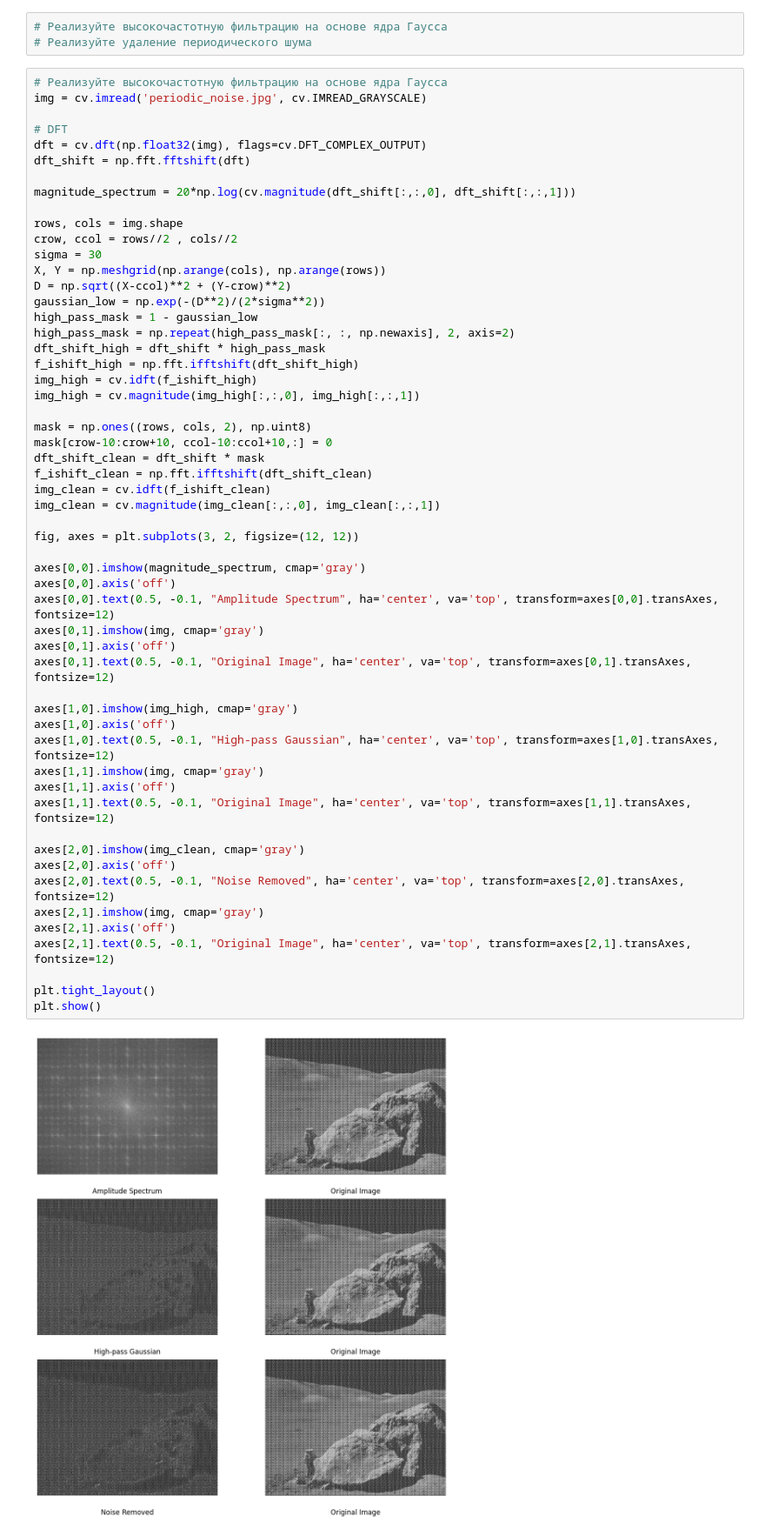
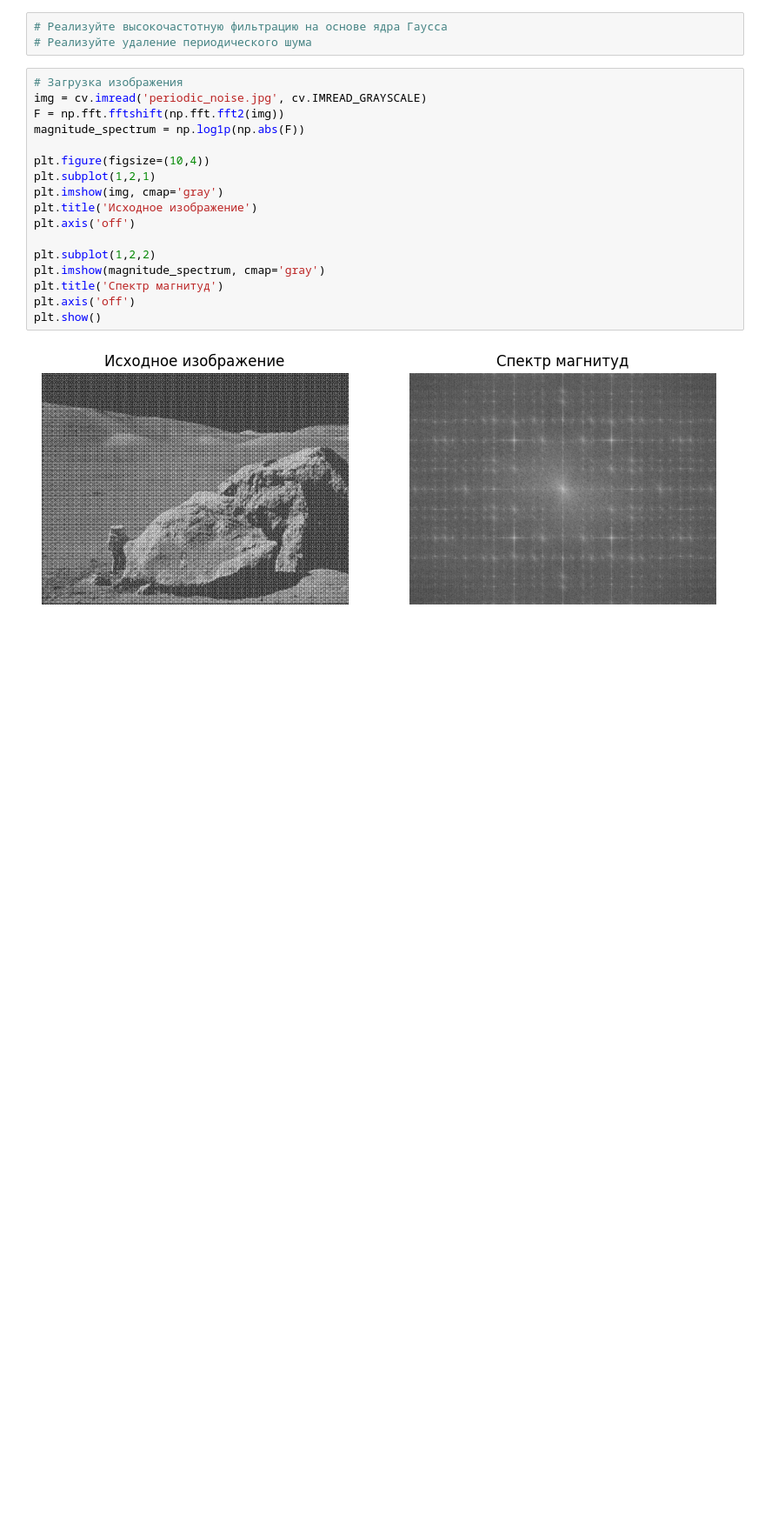
Before and after one commit to MaRiVaNa129/ImageProcessing_labs, a Jupyter notebook: lab_5/Practice_5_fft.ipynb, the cells around one changed output. Shown at 87% size. Cells and saved outputs as stored; diff of their text form; blank space fills up the shorter version.

```diff
--- a/lab_5/Practice_5_fft.ipynb
+++ b/lab_5/Practice_5_fft.ipynb
@@ -54,60 +54,22 @@ plt.show()
 # Реализуйте высокочастотную фильтрацию на основе ядра Гаусса
 # Реализуйте удаление периодического шума
 # %%
-# Реализуйте высокочастотную фильтрацию на основе ядра Гаусса
+# Загрузка изображения
 img = cv.imread('periodic_noise.jpg', cv.IMREAD_GRAYSCALE)
+F = np.fft.fftshift(np.fft.fft2(img))
+magnitude_spectrum = np.log1p(np.abs(F))
 
-# DFT
-dft = cv.dft(np.float32(img), flags=cv.DFT_COMPLEX_OUTPUT)
-dft_shift = np.fft.fftshift(dft)
+plt.figure(figsize=(10,4))
+plt.subplot(1,2,1)
+plt.imshow(img, cmap='gray')
+plt.title('Исходное изображение')
+plt.axis('off')
 
-magnitude_spectrum = 20*np.log(cv.magnitude(dft_shift[:,:,0], dft_shift[:,:,1]))
-
-rows, cols = img.shape
-crow, ccol = rows//2 , cols//2
-sigma = 30
-X, Y = np.meshgrid(np.arange(cols), np.arange(rows))
-D = np.sqrt((X-ccol)**2 + (Y-crow)**2)
-gaussian_low = np.exp(-(D**2)/(2*sigma**2))
-high_pass_mask = 1 - gaussian_low
-high_pass_mask = np.repeat(high_pass_mask[:, :, np.newaxis], 2, axis=2)
-dft_shift_high = dft_shift * high_pass_mask
-f_ishift_high = np.fft.ifftshift(dft_shift_high)
-img_high = cv.idft(f_ishift_high)
-img_high = cv.magnitude(img_high[:,:,0], img_high[:,:,1])
-
-mask = np.ones((rows, cols, 2), np.uint8)
-mask[crow-10:crow+10, ccol-10:ccol+10,:] = 0
-dft_shift_clean = dft_shift * mask
-f_ishift_clean = np.fft.ifftshift(dft_shift_clean)
-img_clean = cv.idft(f_ishift_clean)
-img_clean = cv.magnitude(img_clean[:,:,0], img_clean[:,:,1])
-
-fig, axes = plt.subplots(3, 2, figsize=(12, 12))
-
-axes[0,0].imshow(magnitude_spectrum, cmap='gray')
-axes[0,0].axis('off')
-axes[0,0].text(0.5, -0.1, "Amplitude Spectrum", ha='center', va='top', transform=axes[0,0].transAxes, fontsize=12)
-axes[0,1].imshow(img, cmap='gray')
-axes[0,1].axis('off')
-axes[0,1].text(0.5, -0.1, "Original Image", ha='center', va='top', transform=axes[0,1].transAxes, fontsize=12)
-
-axes[1,0].imshow(img_high, cmap='gray')
-axes[1,0].axis('off')
-axes[1,0].text(0.5, -0.1, "High-pass Gaussian", ha='center', va='top', transform=axes[1,0].transAxes, fontsize=12)
-axes[1,1].imshow(img, cmap='gray')
-axes[1,1].axis('off')
-axes[1,1].text(0.5, -0.1, "Original Image", ha='center', va='top', transform=axes[1,1].transAxes, fontsize=12)
-
-axes[2,0].imshow(img_clean, cmap='gray')
-axes[2,0].axis('off')
-axes[2,0].text(0.5, -0.1, "Noise Removed", ha='center', va='top', transform=axes[2,0].transAxes, fontsize=12)
-axes[2,1].imshow(img, cmap='gray')
-axes[2,1].axis('off')
-axes[2,1].text(0.5, -0.1, "Original Image", ha='center', va='top', transform=axes[2,1].transAxes, fontsize=12)
-
-plt.tight_layout()
+plt.subplot(1,2,2)
+plt.imshow(magnitude_spectrum, cmap='gray')
+plt.title('Спектр магнитуд')
+plt.axis('off')
 plt.show()
 # %% [output]
-[figure, old version]
+[figure, new version]
 # %%
```
Also changed, not shown: parts of 2 cells of this notebook.
